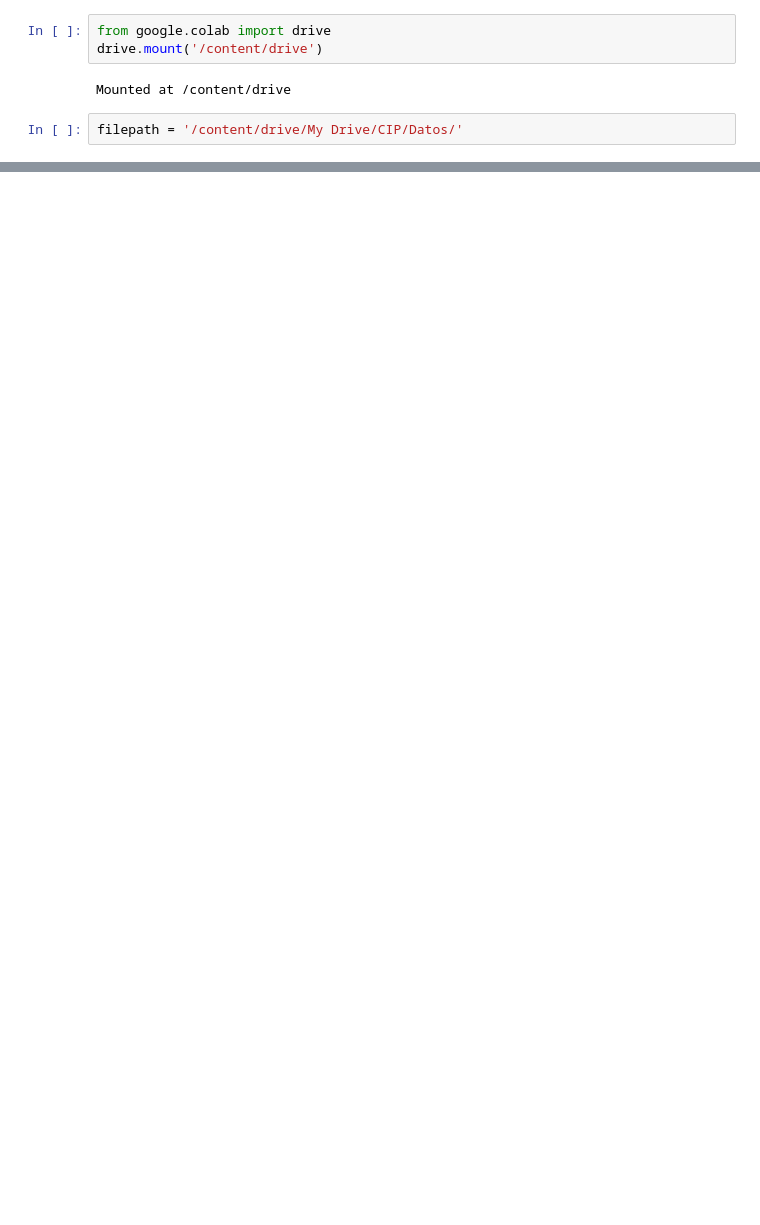
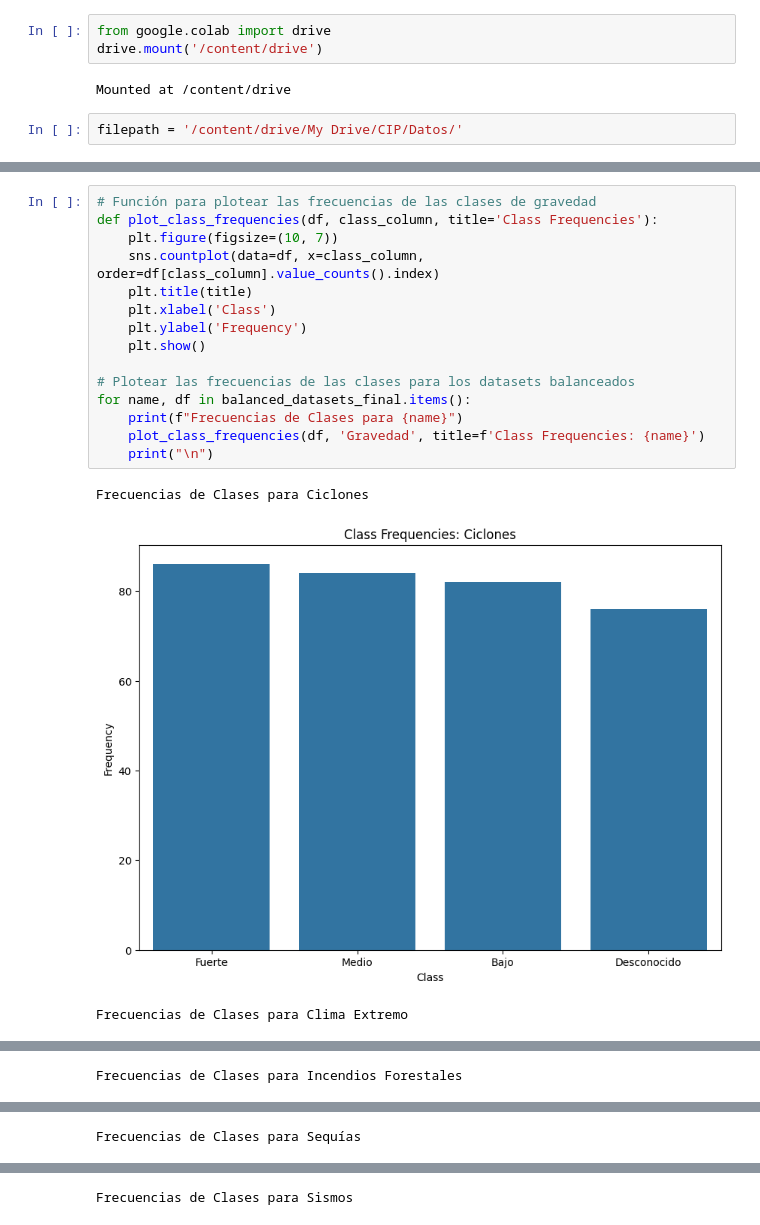
Before and after one commit to Mariyselita/CIP, a Jupyter notebook: Algoritmos_de_clasificación_TAREA_9_CIP.ipynb, the cells around one changed output, grey strips where cells are left out. Saved outputs shown, nothing was run; the diff lists cells and outputs as text; blank space fills up the shorter version.

```diff
--- a/Algoritmos_de_clasificación_TAREA_9_CIP.ipynb
+++ b/Algoritmos_de_clasificación_TAREA_9_CIP.ipynb
@@ -143,0 +278,19 @@ weighted avg       1.00      1.00      1.00        59
+# %%
+# Función para plotear las frecuencias de las clases de gravedad
+def plot_class_frequencies(df, class_column, title='Class Frequencies'):
+    plt.figure(figsize=(10, 7))
+    sns.countplot(data=df, x=class_column, order=df[class_column].value_counts().index)
+    plt.title(title)
+    plt.xlabel('Class')
+    plt.ylabel('Frequency')
+    plt.show()
+
+# Plotear las frecuencias de las clases para los datasets balanceados
+for name, df in balanced_datasets_final.items():
+    print(f"Frecuencias de Clases para {name}")
+    plot_class_frequencies(df, 'Gravedad', title=f'Class Frequencies: {name}')
+    print("\n")
+# %% [output]
+Frecuencias de Clases para Ciclones
+[figure, added]
+Frecuencias de Clases para Clima Extremo
@@ -143,0 +298 @@ weighted avg       1.00      1.00      1.00        59
+Frecuencias de Clases para Incendios Forestales
@@ -143,0 +300 @@ weighted avg       1.00      1.00      1.00        59
+Frecuencias de Clases para Sequías
@@ -143,0 +302 @@ weighted avg       1.00      1.00      1.00        59
+Frecuencias de Clases para Sismos
```
Also changed, not shown: parts of 5 cells of this notebook.
